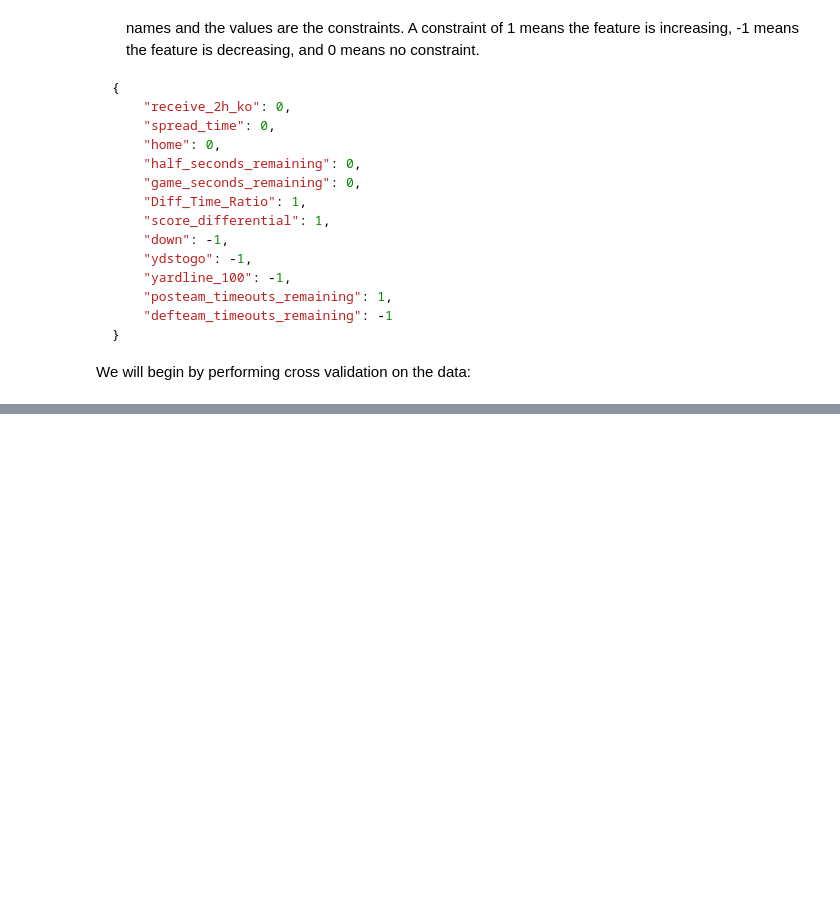
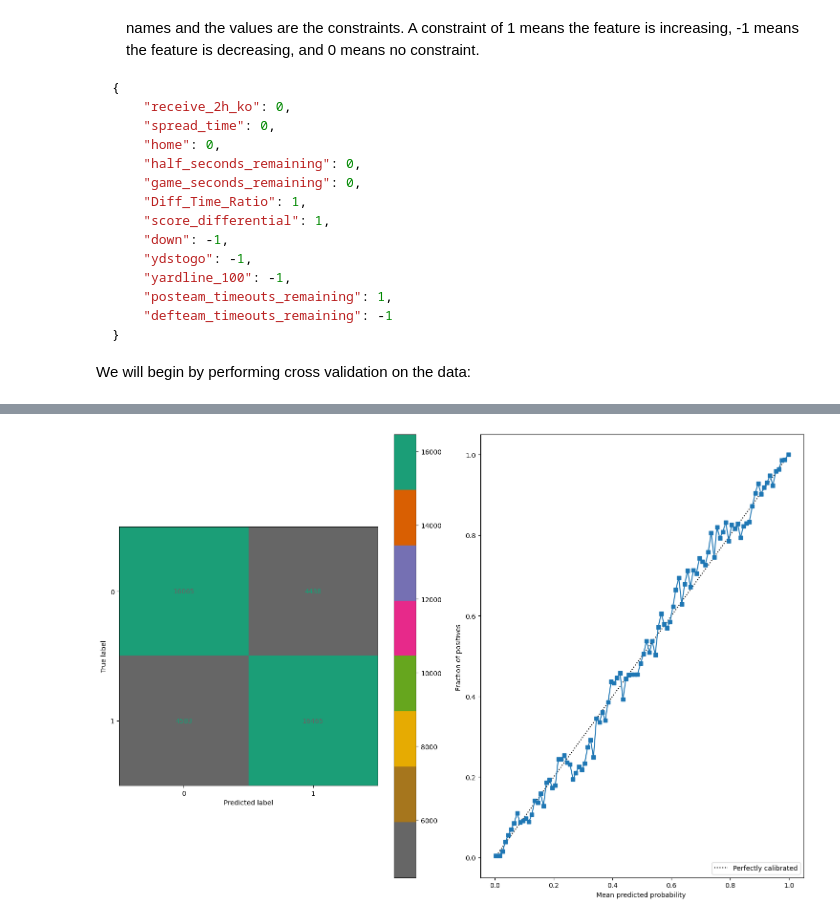
Before and after one commit to jonathanelbailey/nfl-data-models, a Jupyter notebook: notebooks/exploration/eda_nfl_wp_models.ipynb, the cells around one changed output, grey strips where cells are left out. Cells and saved outputs as stored; diff of their text form; code cells hidden in the pictures; blank space fills up the shorter version.

```diff
--- a/notebooks/exploration/eda_nfl_wp_models.ipynb
+++ b/notebooks/exploration/eda_nfl_wp_models.ipynb
@@ -775,0 +579,13 @@ The models tested showed varying levels of performance. The original author's mo
+# %%
+import numpy as np
+
+pred_results = test_data[['game_id', 'label', 'score_differential']].copy()
+pred_results['wp'] = bst.predict(dtest)
+pred_results['pred_label'] = np.where(pred_results['wp'] > 0.5, 1, 0)
+pred_results['margin'] = bst.predict(dtest, output_margin=True, pred_leaf=False, pred_contribs=False, approx_contribs=False, pred_interactions=False)
+pred_leaf = bst.predict(dtest, output_margin=False, pred_leaf=True, pred_contribs=False, approx_contribs=False, pred_interactions=False)
+
+pred_contrib = bst.predict(dtest, output_margin=False, pred_leaf=False, pred_contribs=True, approx_contribs=False, pred_interactions=False)
+pred_interactions = bst.predict(dtest, output_margin=False, pred_leaf=False, pred_contribs=False, approx_contribs=False, pred_interactions=True)
+
+pred_results
@@ -775,0 +606,15 @@ The models tested showed varying levels of performance. The original author's mo
+# %%
+from sklearn.metrics import confusion_matrix, ConfusionMatrixDisplay
+from sklearn.calibration import calibration_curve, CalibrationDisplay
+
+fig, ax = plt.subplots(1, 2, figsize=(15, 10))
+cm = confusion_matrix(pred_results['label'], pred_results['pred_label'])
+ConfusionMatrixDisplay(cm).plot(cmap='Dark2_r', ax=ax[0])
+
+prob_true, prob_pred = calibration_curve(pred_results['label'], pred_results['wp'], n_bins=100)
+CalibrationDisplay(prob_true, prob_pred, pred_results['wp']).plot(ax=ax[1])
+
+plt.tight_layout()
+plt.show()
+# %% [output]
+[figure, added]
```
Also changed, not shown: parts of 71 cells of this notebook, 2 other files.
